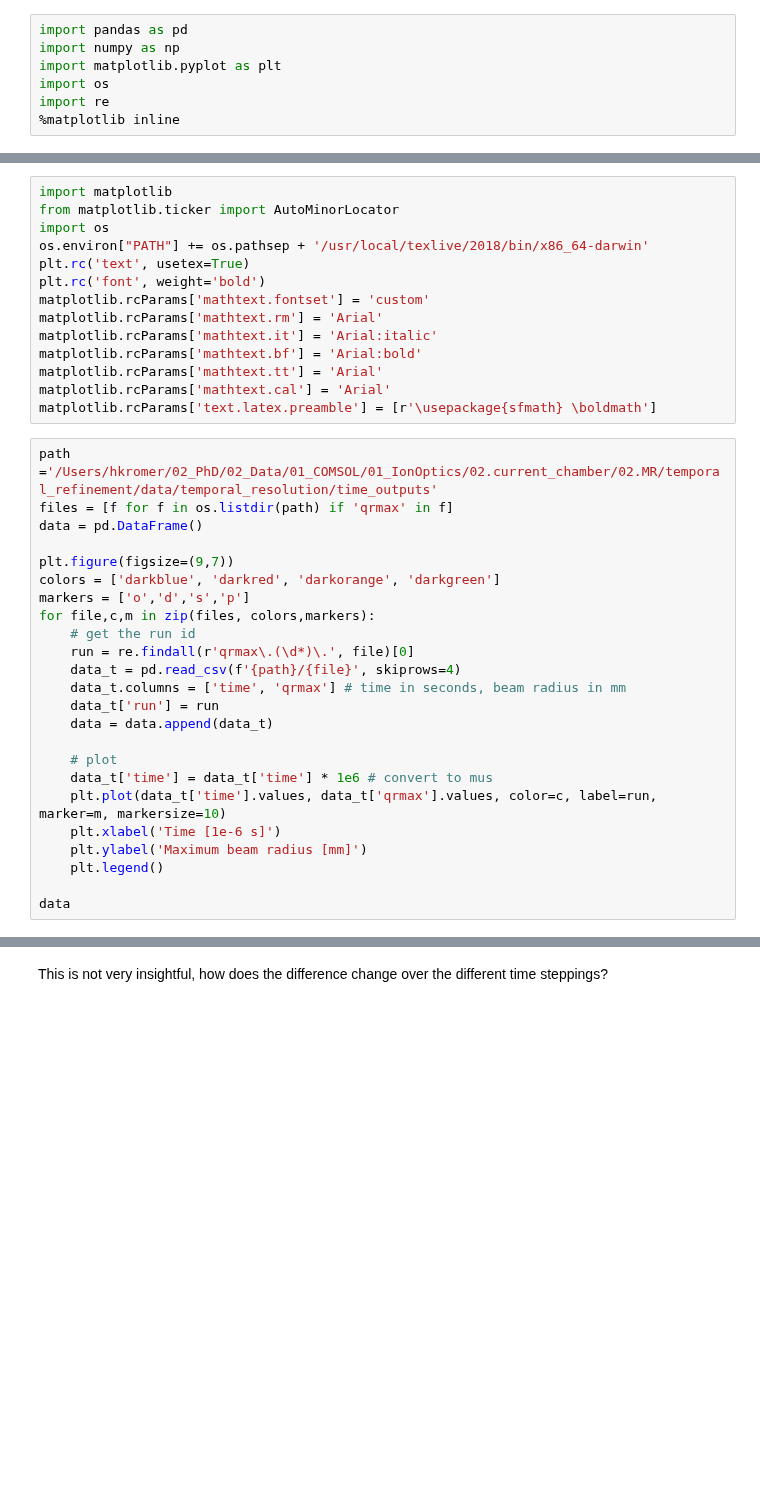
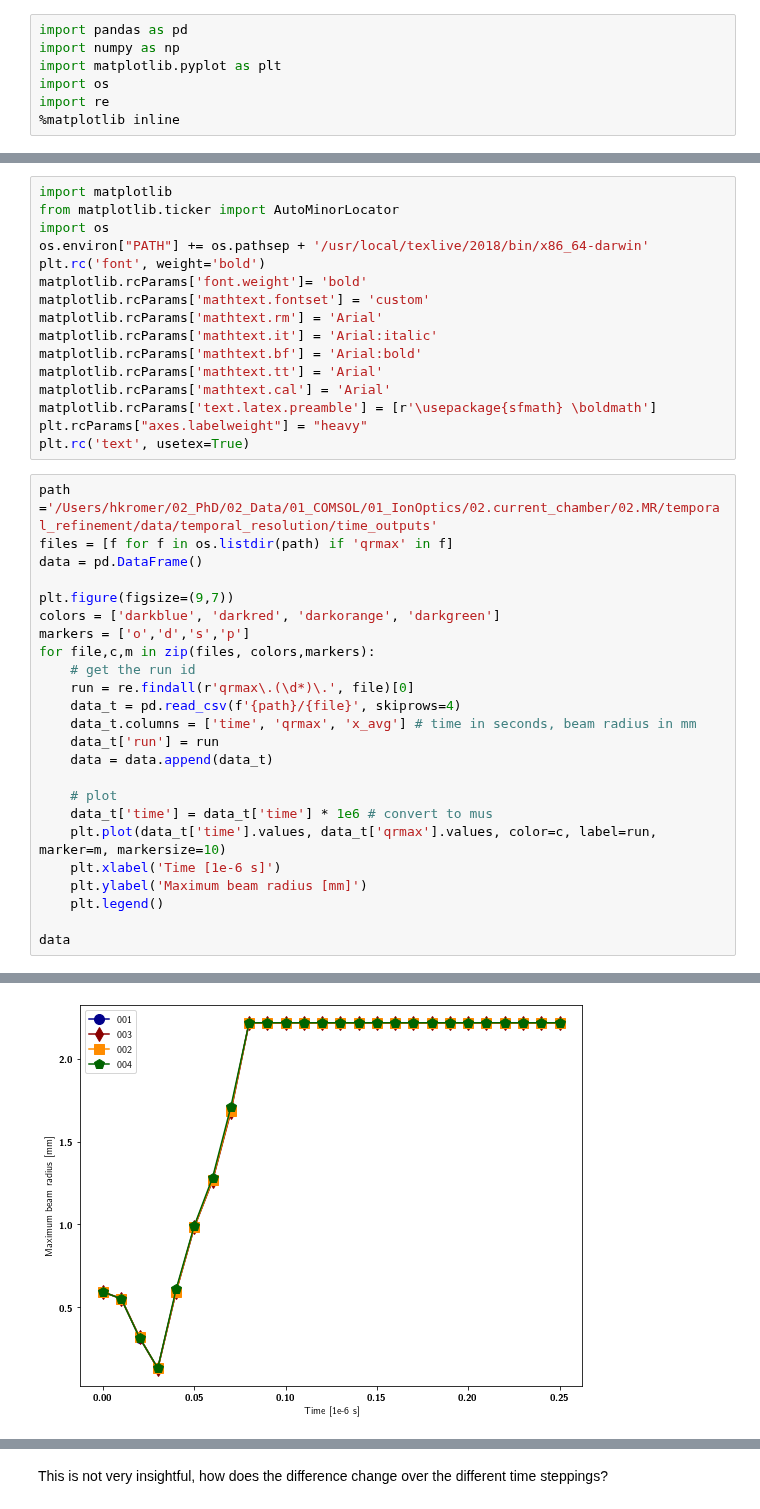
Before and after one commit to kromerh/phd_python, a Jupyter notebook: 03_COMSOL/03_BeamOptics/02_meshRefinement/02.current_chamber.03.MR.temporal.timesteppings.ipynb, the cells around one changed output, grey strips where cells are left out. Cells and saved outputs as stored; diff of their text form; blank space fills up the shorter version.

Commit message:
plots consistency

```diff
--- a/03_COMSOL/03_BeamOptics/02_meshRefinement/02.current_chamber.03.MR.temporal.timesteppings.ipynb
+++ b/03_COMSOL/03_BeamOptics/02_meshRefinement/02.current_chamber.03.MR.temporal.timesteppings.ipynb
@@ -27,8 +30,8 @@ import matplotlib
 from matplotlib.ticker import AutoMinorLocator
 import os
 os.environ["PATH"] += os.pathsep + '/usr/local/texlive/2018/bin/x86_64-darwin'
-plt.rc('text', usetex=True)
 plt.rc('font', weight='bold')
+matplotlib.rcParams['font.weight']= 'bold'
 matplotlib.rcParams['mathtext.fontset'] = 'custom'
 matplotlib.rcParams['mathtext.rm'] = 'Arial'
 matplotlib.rcParams['mathtext.it'] = 'Arial:italic'
@@ -36,6 +39,8 @@ matplotlib.rcParams['mathtext.bf'] = 'Arial:bold'
 matplotlib.rcParams['mathtext.tt'] = 'Arial'
 matplotlib.rcParams['mathtext.cal'] = 'Arial'
 matplotlib.rcParams['text.latex.preamble'] = [r'\usepackage{sfmath} \boldmath']
+plt.rcParams["axes.labelweight"] = "heavy"
+plt.rc('text', usetex=True)
 # %%
 path ='/Users/hkromer/02_PhD/02_Data/01_COMSOL/01_IonOptics/02.current_chamber/02.MR/temporal_refinement/data/temporal_resolution/time_outputs'
 files = [f for f in os.listdir(path) if 'qrmax' in f]
@@ -48,7 +53,7 @@ for file,c,m in zip(files, colors,markers):
     # get the run id
     run = re.findall(r'qrmax\.(\d*)\.', file)[0]
     data_t = pd.read_csv(f'{path}/{file}', skiprows=4)
-    data_t.columns = ['time', 'qrmax'] # time in seconds, beam radius in mm
+    data_t.columns = ['time', 'qrmax', 'x_avg'] # time in seconds, beam radius in mm
     data_t['run'] = run
     data = data.append(data_t)
 
@@ -60,3 +65,4 @@ for file,c,m in zip(files, colors,markers):
     plt.legend()
 
 data
+# %% [output]
@@ -62,0 +82 @@ data
+[figure, added]
```
Also changed, not shown: parts of 7 cells of this notebook, 1 other file.
